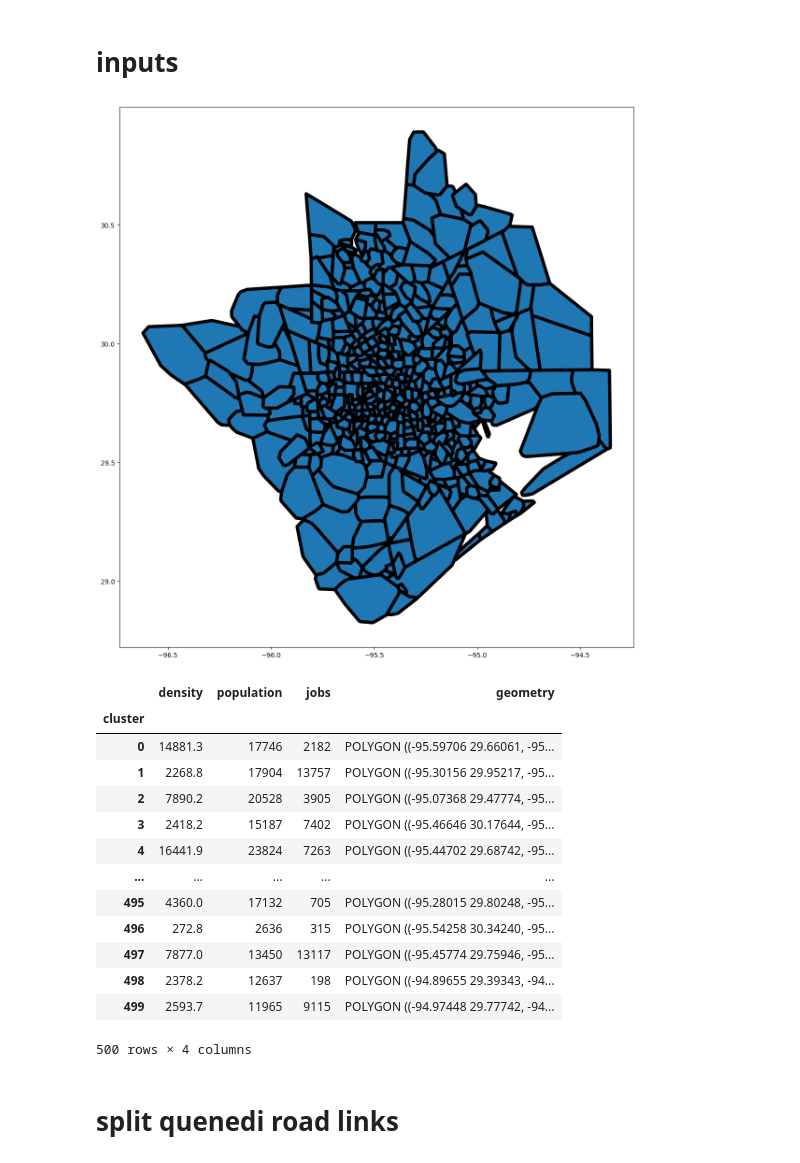
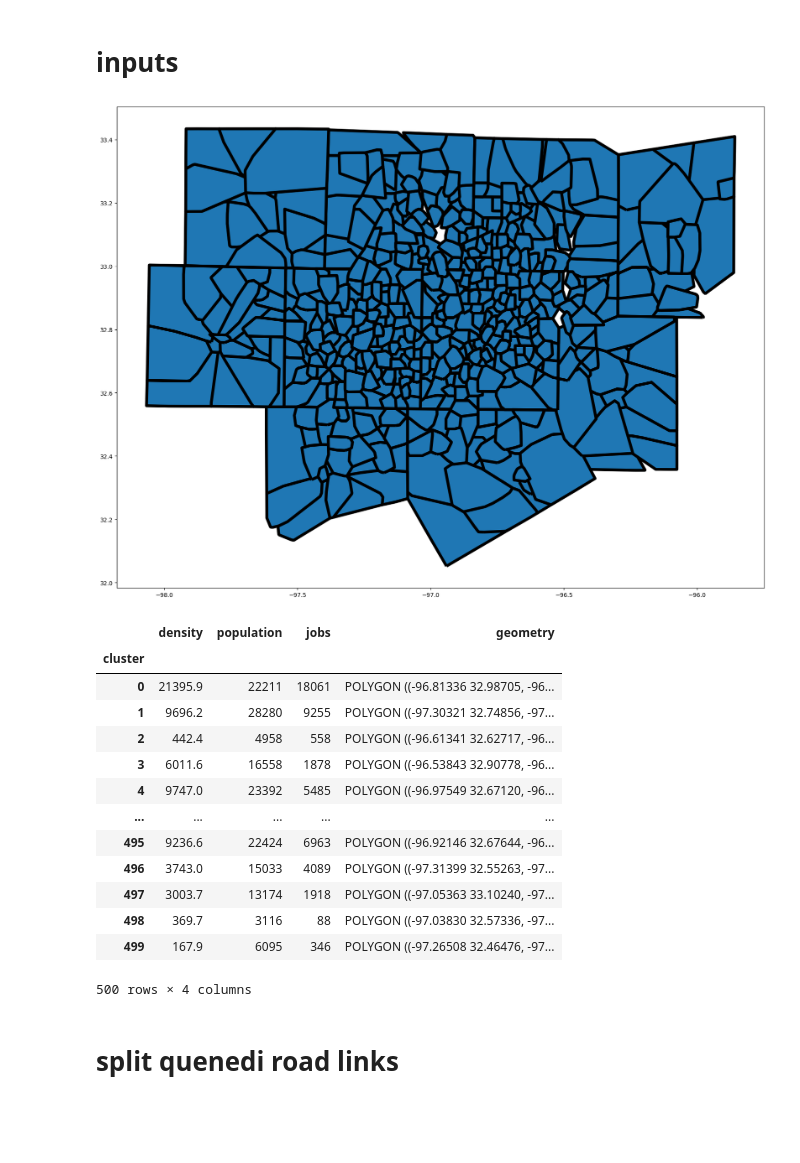
Before and after one commit to systragroup/quetzal_classic, a Jupyter notebook: notebooks/2_model/B10_network_preparation.ipynb, the cells around one changed output. Saved outputs shown, nothing was run; the diff lists cells and outputs as text; code cells hidden in the pictures; blank space fills up the shorter version.

```diff
--- a/notebooks/2_model/B10_network_preparation.ipynb
+++ b/notebooks/2_model/B10_network_preparation.ipynb
@@ -2,7 +2,7 @@
 import sys
 import json
 params = {}
-default = {'training_folder': '../../scenarios/houston/', 'params': params} # Default execution parameters
+default = {'training_folder': '../../scenarios/dallas/', 'params': params} # Default execution parameters
 manual, argv = (True, default) if 'ipykernel' in sys.argv[0] else (False, dict(default, **json.loads(sys.argv[1])))
 print(argv)
 # %% [output]
@@ -76,10 +75,12 @@ filepath = get_filepath(input_folder,'zones.geojson')
 zones = gpd.read_file(filepath)
 zones = zones.set_index('index')
 # %%
-a, b = spatial.zone_clusters(zones, n_clusters=500) ## Add to param
+clusters = var['network_preparation']['n_clusters']
+
+a, b = spatial.zone_clusters(zones, n_clusters=clusters)
 plot = gpd.GeoDataFrame(a).plot(figsize=[25, 15], edgecolor='black', linewidth=5)
 # %% [output]
-[figure, old version]
+[figure, new version]
 # %%
 zones['cluster']= b
 zones_agg = zones.groupby(['cluster'])['density', 'population', 'jobs'].sum()
@@ -89,17 +90,17 @@ zones_agg
 # %% [output]
 |  | density | population | jobs | geometry |
 | cluster |  |  |  |  |
-| 0 | 14881.3 | 17746 | 2182 | POLYGON ((-95.59706 29.66061, -95... |
-| 1 | 2268.8 | 17904 | 13757 | POLYGON ((-95.30156 29.95217, -95... |
-| 2 | 7890.2 | 20528 | 3905 | POLYGON ((-95.07368 29.47774, -95... |
-| 3 | 2418.2 | 15187 | 7402 | POLYGON ((-95.46646 30.17644, -95... |
-| 4 | 16441.9 | 23824 | 7263 | POLYGON ((-95.44702 29.68742, -95... |
+| 0 | 21395.9 | 22211 | 18061 | POLYGON ((-96.81336 32.98705, -96... |
+| 1 | 9696.2 | 28280 | 9255 | POLYGON ((-97.30321 32.74856, -97... |
+| 2 | 442.4 | 4958 | 558 | POLYGON ((-96.61341 32.62717, -96... |
+| 3 | 6011.6 | 16558 | 1878 | POLYGON ((-96.53843 32.90778, -96... |
+| 4 | 9747.0 | 23392 | 5485 | POLYGON ((-96.97549 32.67120, -96... |
 | ... | ... | ... | ... | ... |
-| 495 | 4360.0 | 17132 | 705 | POLYGON ((-95.28015 29.80248, -95... |
-| 496 | 272.8 | 2636 | 315 | POLYGON ((-95.54258 30.34240, -95... |
-| 497 | 7877.0 | 13450 | 13117 | POLYGON ((-95.45774 29.75946, -95... |
-| 498 | 2378.2 | 12637 | 198 | POLYGON ((-94.89655 29.39343, -94... |
-| 499 | 2593.7 | 11965 | 9115 | POLYGON ((-94.97448 29.77742, -94... |
+| 495 | 9236.6 | 22424 | 6963 | POLYGON ((-96.92146 32.67644, -96... |
+| 496 | 3743.0 | 15033 | 4089 | POLYGON ((-97.31399 32.55263, -97... |
+| 497 | 3003.7 | 13174 | 1918 | POLYGON ((-97.05363 33.10240, -97... |
+| 498 | 369.7 | 3116 | 88 | POLYGON ((-97.03830 32.57336, -97... |
+| 499 | 167.9 | 6095 | 346 | POLYGON ((-97.26508 32.46476, -97... |
 500 rows × 4 columns
 # %% [markdown]
 # split quenedi road links
```
Also changed, not shown: parts of 6 cells of this notebook, 5 other files.
